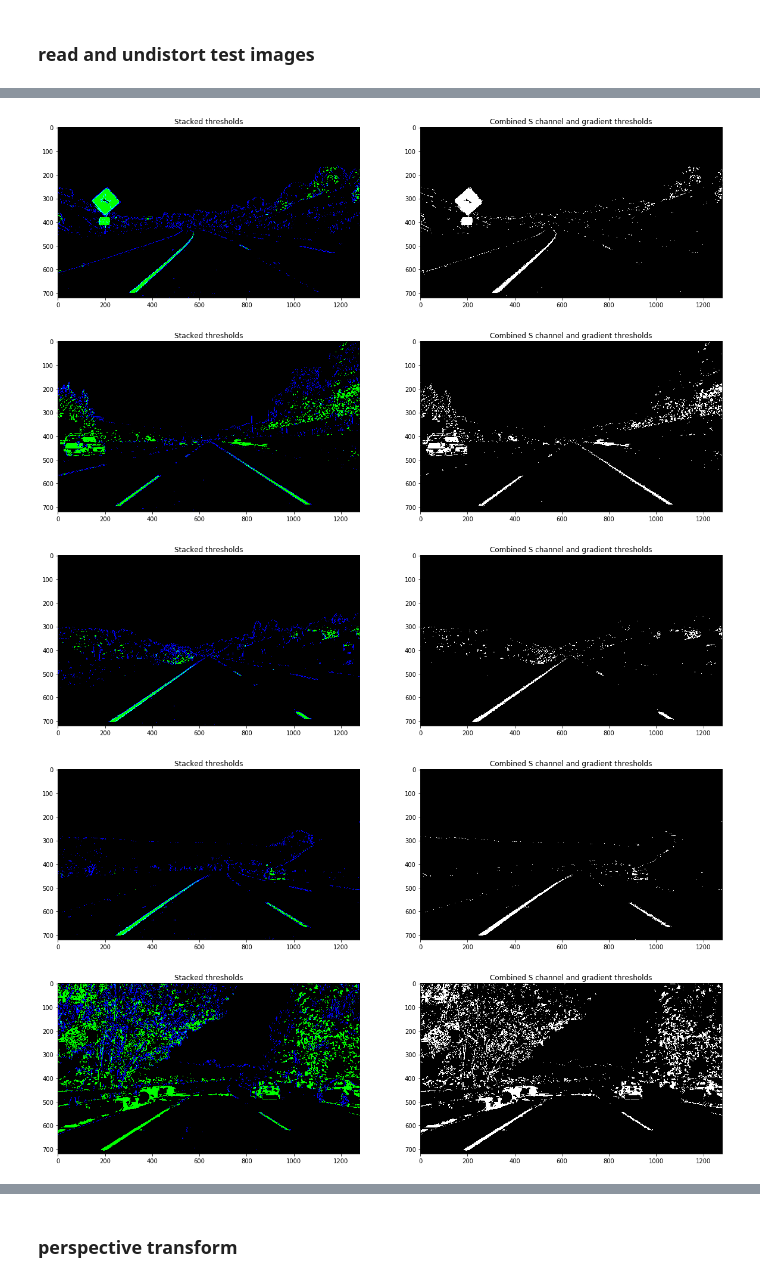
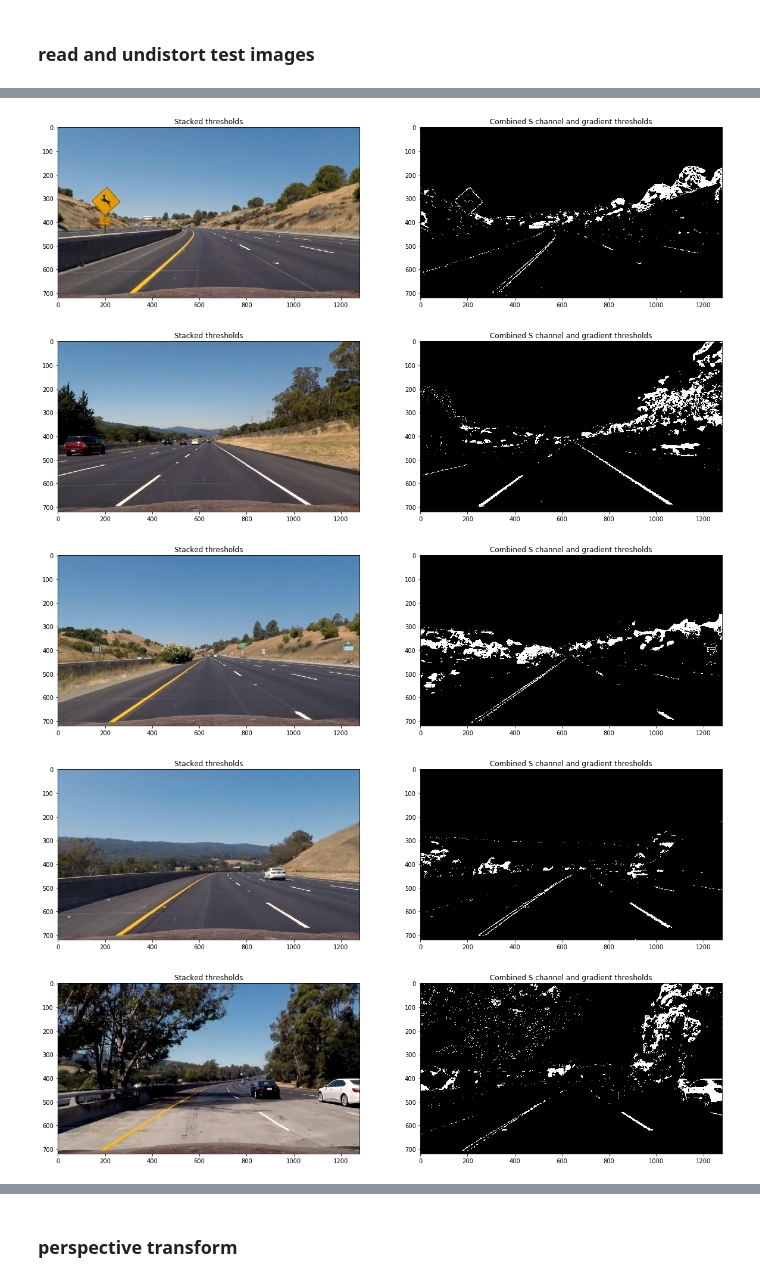
Before and after one commit to AoyuQC/CarND-Udacity-Advanced-P4, a Jupyter notebook: Advanced_lane_P4.ipynb, the cells around one changed output, grey strips where cells are left out. Drawn from its saved outputs; the diff is of its cells as text; code cells hidden in the pictures.

```diff
--- a/Advanced_lane_P4.ipynb
+++ b/Advanced_lane_P4.ipynb
@@ -147,17 +147,38 @@ def hls_select(img, thresh=(0, 255)):
     binary_output[(s_channel > thresh[0]) & (s_channel <= thresh[1])] = 1
     return binary_output
 
+def select_yellow(image):
+    hsv = cv2.cvtColor(image, cv2.COLOR_RGB2HSV)
+    lower = np.array([20,60,60])
+    upper = np.array([38,174, 250])
+    mask = cv2.inRange(hsv, lower, upper)
+    binary_output = np.zeros_like(hsv[:,:,1])
+    binary_output[mask == 255] = 1
+
+    return binary_output
+
+def select_white(image):
+    lower = np.array([202,202,202])
+    upper = np.array([255,255,255])
+    mask = cv2.inRange(image, lower, upper)
+    binary_output = np.zeros_like(image[:,:,1])
+    binary_output[mask == 255] = 1
+
+    return binary_output
+
 def hls_grad(img):
     sxbinary = abs_sobel_thresh(img, orient='x', thresh_min=30, thresh_max=100)
     sybinary = abs_sobel_thresh(img, orient='y', thresh_min=50, thresh_max=100)
 #     dirbinary = dir_threshold(img, sobel_kernel=15, thresh=(0.7,1.3))
 #     magbinary = mag_thresh(img, sobel_kernel=3, mag_thresh=(0, 255))
-    s_binary = hls_select(img, thresh=(140,255))
+    #s_binary = hls_select(img, thresh=(140,255))
+    y_binary = select_yellow(img)
+    w_binary = select_white(img)
     # color binary
-    color_binary = np.dstack(( np.zeros_like(sxbinary), s_binary, sxbinary)) * 255
+    color_binary = np.dstack(( np.zeros_like(sxbinary), y_binary, w_binary)) * 255
     # combined image
     combined_binary = np.zeros_like(sxbinary)
-    combined_binary[(s_binary == 1) | (sxbinary == 1) & (sybinary == 1)] = 1
+    combined_binary[(w_binary == 1) | (y_binary == 1) | (sxbinary == 1) & (sybinary == 1)] = 1
     return color_binary, combined_binary
 
 def region_of_interest(img, vertices):
@@ -262,7 +283,17 @@ def find_lane(binary_warped):
     # Fit a second order polynomial to each
     left_fit = np.polyfit(lefty, leftx, 2)
     right_fit = np.polyfit(righty, rightx, 2)
-    return left_fit, right_fit
+
+    # Define conversions in x and y from pixels space to meters
+    ym_per_pix = 30/720 # meters per pixel in y dimension
+    xm_per_pix = 3.7/700 # meters per pixel in x dimension
+    # Fit new polynomials to x,y in world space
+    left_fit_cr = np.polyfit(lefty*ym_per_pix, leftx*xm_per_pix, 2)
+    right_fit_cr = np.polyfit(righty*ym_per_pix, rightx*xm_per_pix, 2)
+
+    y_eval = np.max(ploty)
+
+    return left_fit, right_fit, left_fit_cr, right_fit_cr, y_eval
 
 #     # Generate x and y values for plotting
 #     ploty = np.linspace(0, binary_warped.shape[0]-1, binary_warped.shape[0] )
@@ -308,7 +339,7 @@ for undist_img in undist_imgs:
     color_binary, combined_binary = hls_grad(undist_img)
     f, (ax1, ax2) = plt.subplots(1, 2, figsize=(20,10))
     ax1.set_title('Stacked thresholds')
-    ax1.imshow(color_binary)
+    ax1.imshow(undist_img)
 
     ax2.set_title('Combined S channel and gradient thresholds')
     ax2.imshow(combined_binary, cmap='gray')
@@ -318,5 +349,5 @@ for undist_img in undist_imgs:
-[figure, old version]
+[figure, new version]
-[figure, old version]
+[figure, new version]
-[figure, old version]
+[figure, new version]
-[figure, old version]
+[figure, new version]
-[figure, old version]
+[figure, new version]
```
Also changed, not shown: parts of 6 cells of this notebook, 1 other file.
